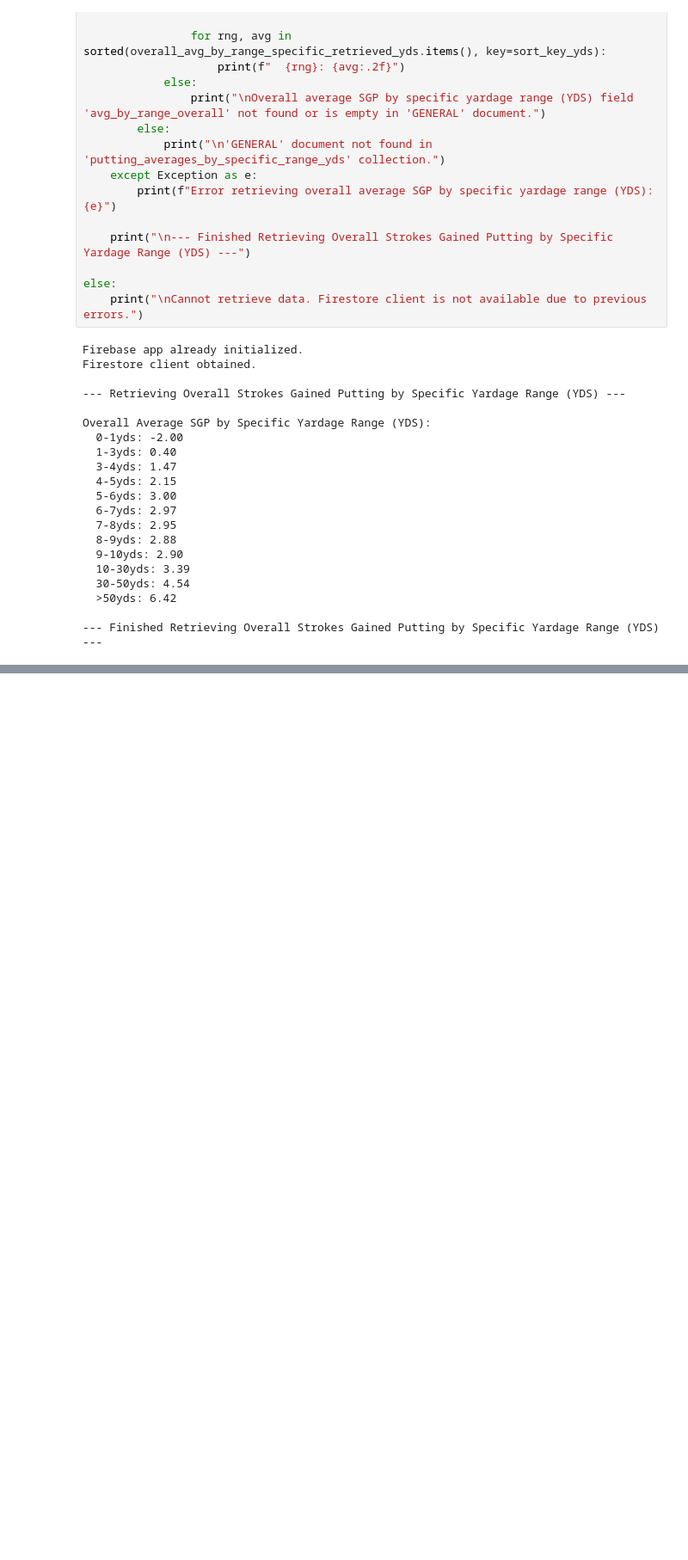
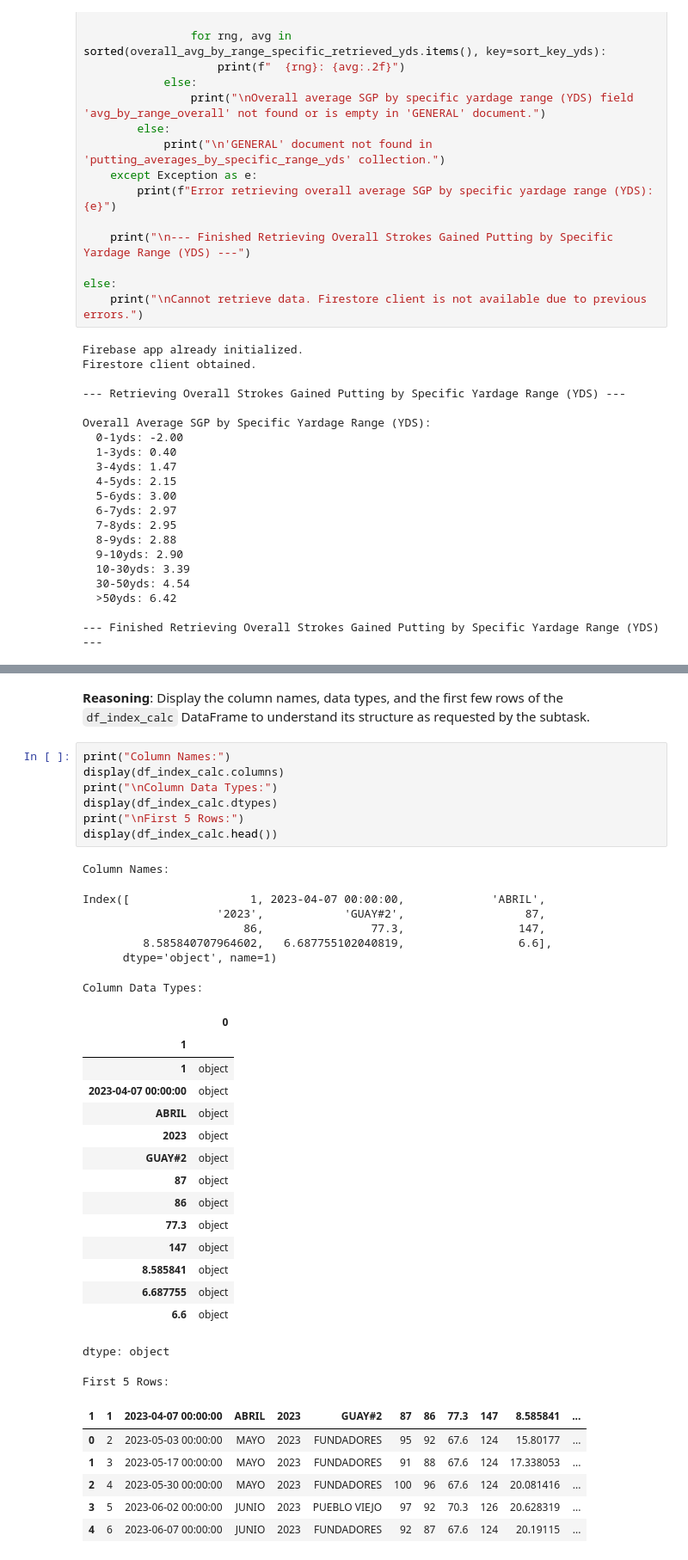
Before and after one commit to elchupacabris/DNAShot, a Jupyter notebook: ESC_gpt.ipynb, the cells around one changed output, grey strips where cells are left out. Shown at 86% size. Saved outputs shown, nothing was run; the diff lists cells and outputs as text; blank space fills up the shorter version.

```diff
--- a/ESC_gpt.ipynb
+++ b/ESC_gpt.ipynb
@@ -5047,0 +5110,40 @@ Overall Average SGP by Specific Yardage Range (YDS):
+# %% [markdown]
+**Reasoning**:
+Display the column names, data types, and the first few rows of the `df_index_calc` DataFrame to understand its structure as requested by the subtask.
+# %%
+print("Column Names:")
+display(df_index_calc.columns)
+print("\nColumn Data Types:")
+display(df_index_calc.dtypes)
+print("\nFirst 5 Rows:")
+display(df_index_calc.head())
+# %% [output]
+Column Names:
+Index([                  1, 2023-04-07 00:00:00,             'ABRIL',
+                    '2023',            'GUAY#2',                  87,
+                        86,                77.3,                 147,
+         8.585840707964602,   6.687755102040819,                 6.6],
+      dtype='object', name=1)
+Column Data Types:
+|  | 0 |
+| 1 |  |
+| 1 | object |
+| 2023-04-07 00:00:00 | object |
+| ABRIL | object |
+| 2023 | object |
+| GUAY#2 | object |
+| 87 | object |
+| 86 | object |
+| 77.3 | object |
+| 147 | object |
+| 8.585841 | object |
+| 6.687755 | object |
+| 6.6 | object |
+dtype: object
+First 5 Rows:
+| 1 | 1 | 2023-04-07 00:00:00 | ABRIL | 2023 | GUAY#2 | 87 | 86 | 77.3 | 147 | 8.585841 | ... |
+| 0 | 2 | 2023-05-03 00:00:00 | MAYO | 2023 | FUNDADORES | 95 | 92 | 67.6 | 124 | 15.80177 | ... |
+| 1 | 3 | 2023-05-17 00:00:00 | MAYO | 2023 | FUNDADORES | 91 | 88 | 67.6 | 124 | 17.338053 | ... |
+| 2 | 4 | 2023-05-30 00:00:00 | MAYO | 2023 | FUNDADORES | 100 | 96 | 67.6 | 124 | 20.081416 | ... |
+| 3 | 5 | 2023-06-02 00:00:00 | JUNIO | 2023 | PUEBLO VIEJO | 97 | 92 | 70.3 | 126 | 20.628319 | ... |
+| 4 | 6 | 2023-06-07 00:00:00 | JUNIO | 2023 | FUNDADORES | 92 | 87 | 67.6 | 124 | 20.19115 | ... |
```
Also changed, not shown: parts of 62 cells of this notebook.
